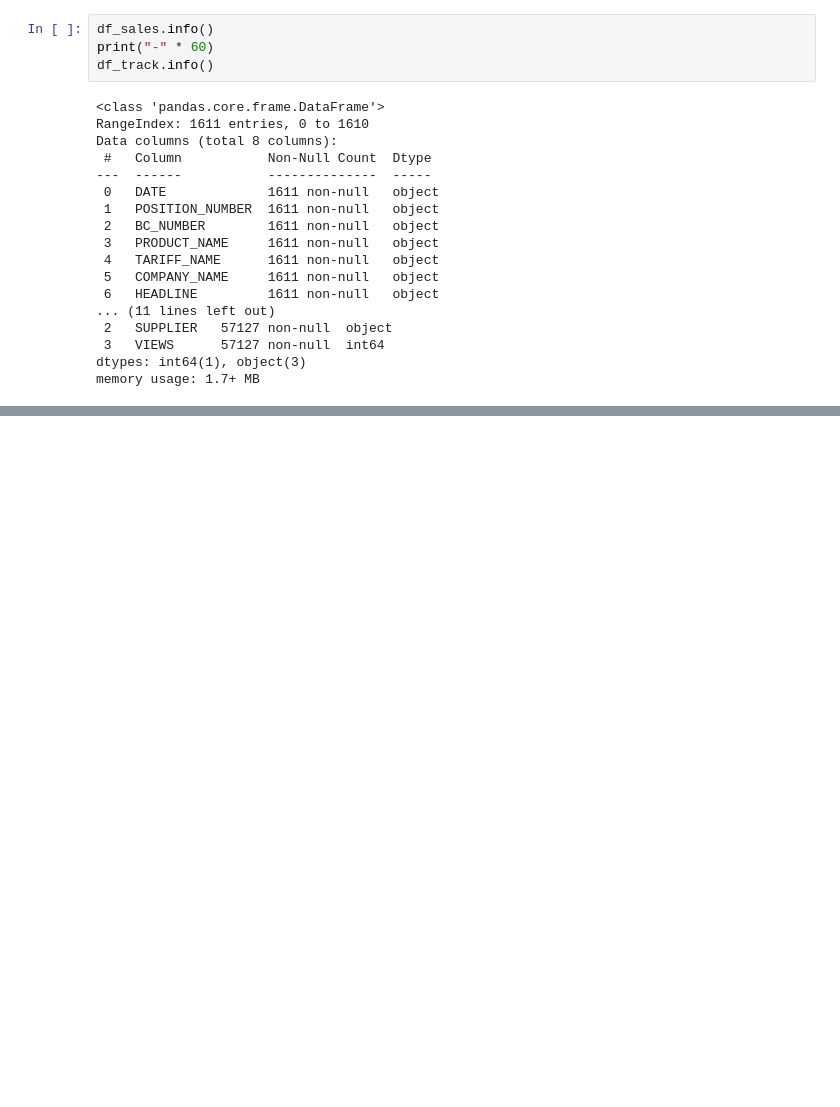
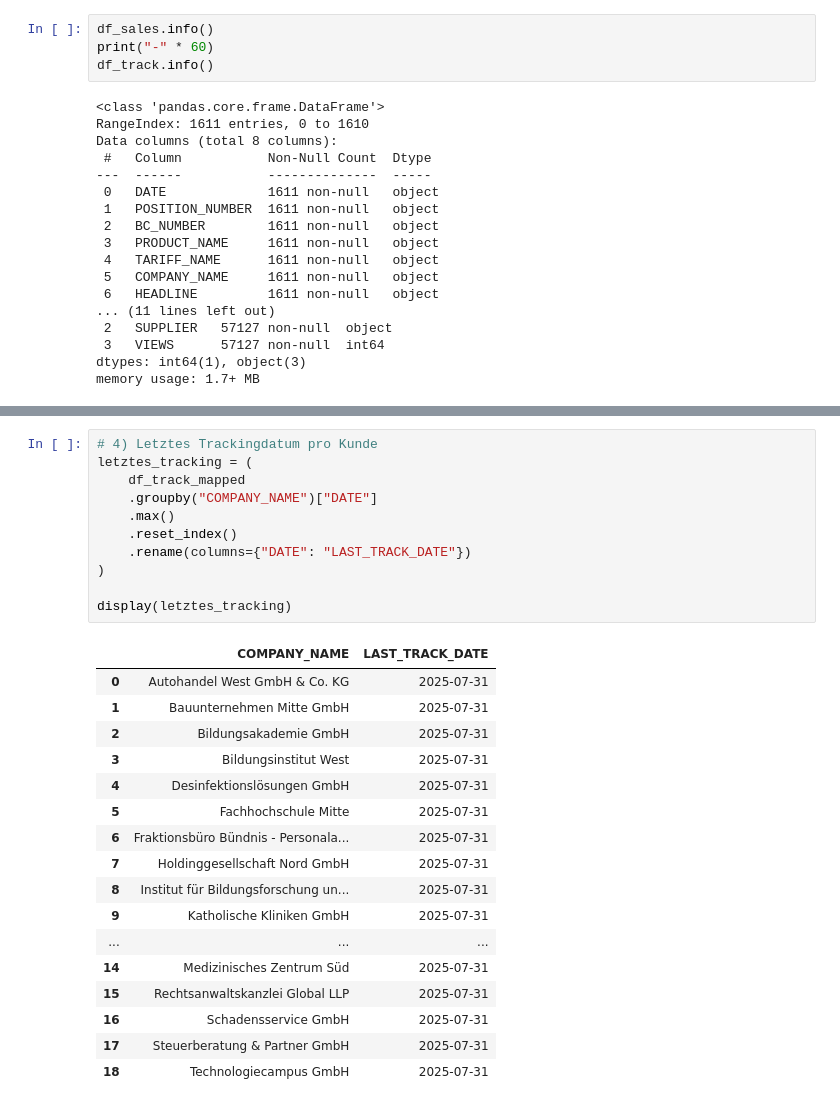
Before and after one commit to RichardFrank-code/data-analytics-case_westpress, a Jupyter notebook: notebooks/01_EDA_umsatz_tracking.ipynb, the cells around one changed output, grey strips where cells are left out. Cells and saved outputs as stored; diff of their text form; blank space fills up the shorter version.

```diff
--- a/notebooks/01_EDA_umsatz_tracking.ipynb
+++ b/notebooks/01_EDA_umsatz_tracking.ipynb
@@ -82,0 +654,29 @@ wo es **fachlich sinnvoll und analytisch notwendig** ist.
+# %%
+# 4) Letztes Trackingdatum pro Kunde
+letztes_tracking = (
+    df_track_mapped
+    .groupby("COMPANY_NAME")["DATE"]
+    .max()
+    .reset_index()
+    .rename(columns={"DATE": "LAST_TRACK_DATE"})
+)
+
+display(letztes_tracking)
+# %% [output]
+|  | COMPANY_NAME | LAST_TRACK_DATE |
+| 0 | Autohandel West GmbH & Co. KG | 2025-07-31 |
+| 1 | Bauunternehmen Mitte GmbH | 2025-07-31 |
+| 2 | Bildungsakademie GmbH | 2025-07-31 |
+| 3 | Bildungsinstitut West | 2025-07-31 |
+| 4 | Desinfektionslösungen GmbH | 2025-07-31 |
+| 5 | Fachhochschule Mitte | 2025-07-31 |
+| 6 | Fraktionsbüro Bündnis - Personala... | 2025-07-31 |
+| 7 | Holdinggesellschaft Nord GmbH | 2025-07-31 |
+| 8 | Institut für Bildungsforschung un... | 2025-07-31 |
+| 9 | Katholische Kliniken GmbH | 2025-07-31 |
+| ... | ... | ... |
+| 14 | Medizinisches Zentrum Süd | 2025-07-31 |
+| 15 | Rechtsanwaltskanzlei Global LLP | 2025-07-31 |
+| 16 | Schadensservice GmbH | 2025-07-31 |
+| 17 | Steuerberatung & Partner GmbH | 2025-07-31 |
+| 18 | Technologiecampus GmbH | 2025-07-31 |
```
Also changed, not shown: parts of 40 cells of this notebook.
